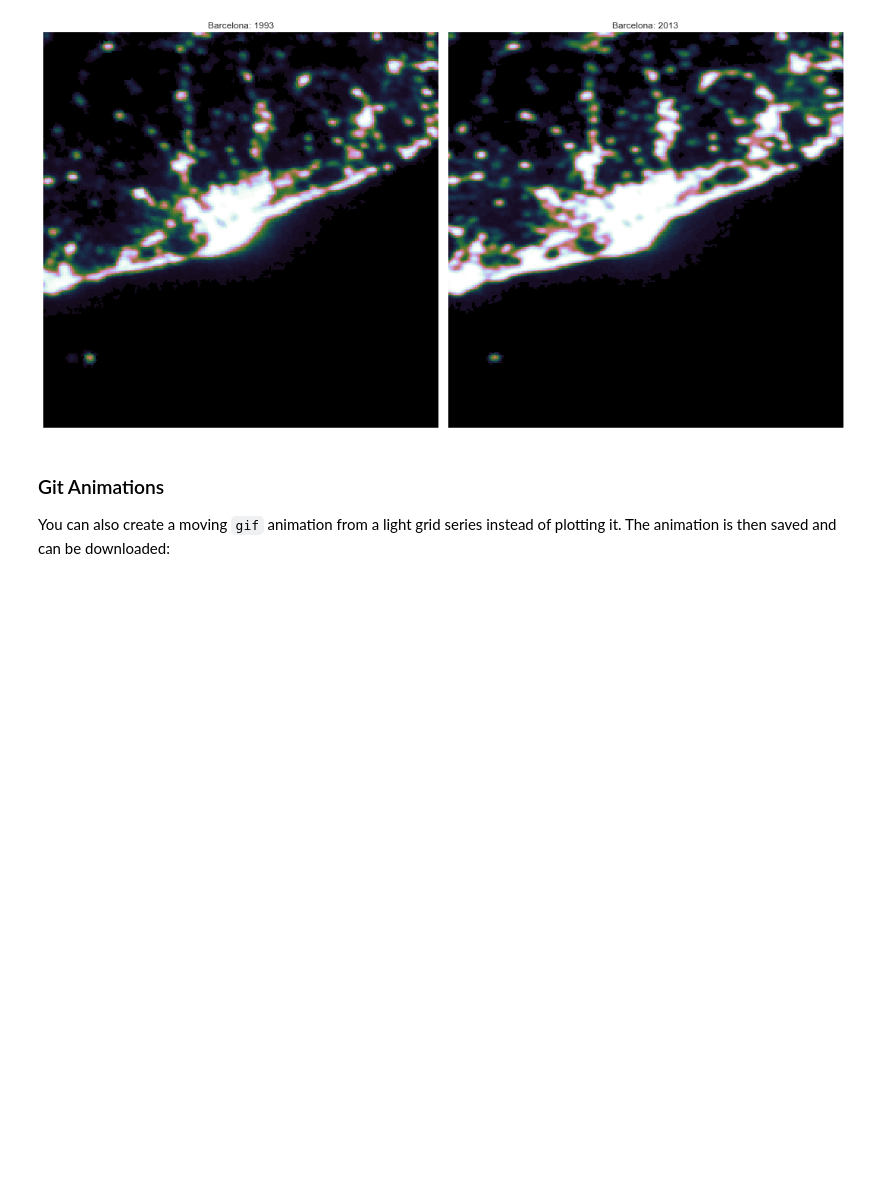
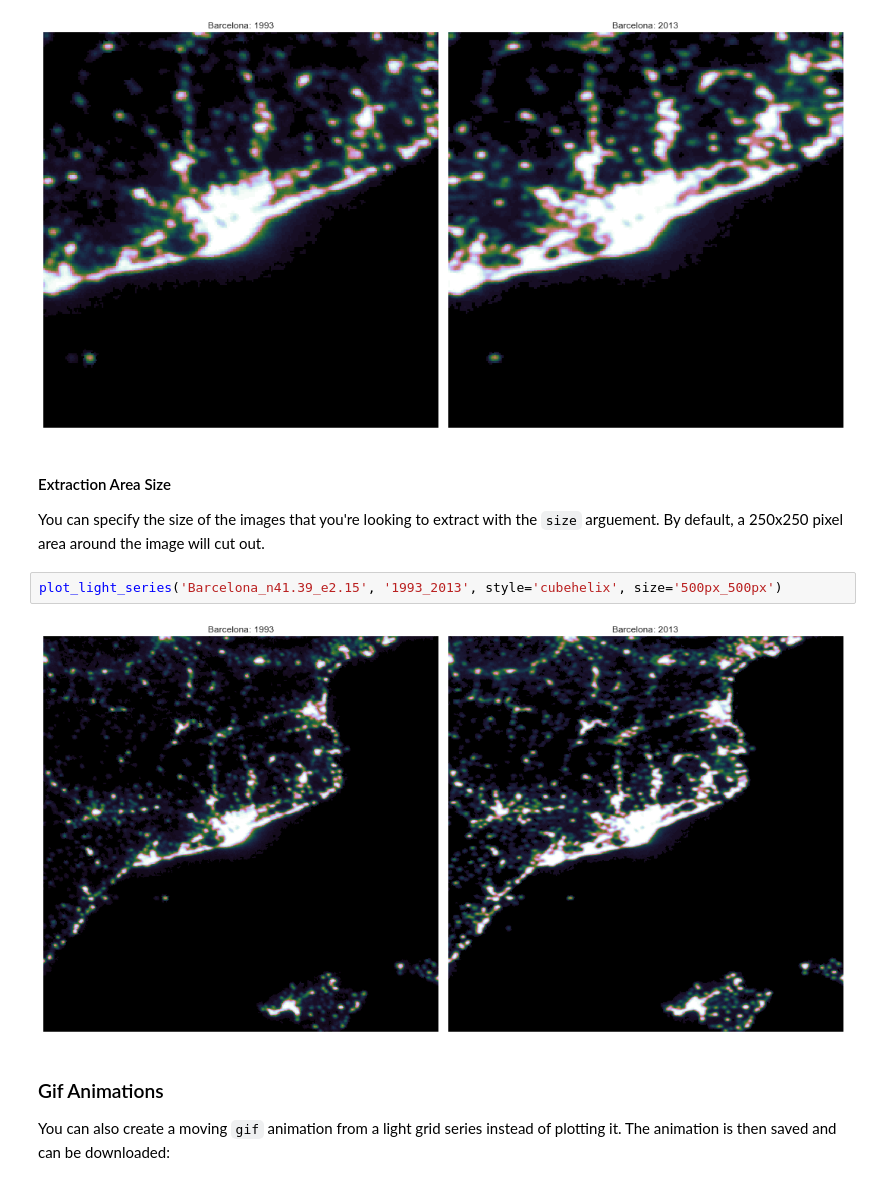
Before and after one commit to feliuserra/Luminosity, a Jupyter notebook: lights_on/notebooks/getting_started.ipynb, the cells around one changed output. Drawn from its saved outputs; the diff is of its cells as text; blank space fills up the shorter version.

Commit message:
Fix size in user functions ad update gettings tarted

```diff
--- a/lights_on/notebooks/getting_started.ipynb
+++ b/lights_on/notebooks/getting_started.ipynb
@@ -52,8 +56,15 @@ Whenever plotting the satellite data as an image, we can choose a style. The sta
 plot_light_series('Barcelona_n41.39_e2.15', '1993_2013', style='cubehelix')
 # %% [output]
 [figure]
+# %% [markdown]
+#### Extraction Area Size
+You can specify the size of the images that you're looking to extract with the `size` arguement. By default, a 250x250 pixel area around the image will cut out.
+# %%
+plot_light_series('Barcelona_n41.39_e2.15', '1993_2013', style='cubehelix', size='500px_500px')
+# %% [output]
+[figure, added]
 # %% [markdown]
-### Git Animations
+### Gif Animations
 You can also create a moving `gif` animation from a light grid series instead of plotting it. The animation is then saved and can be downloaded:
 # %%
 %run ../src/user_functions.py
```
Also changed, not shown: parts of 4 cells of this notebook, 1 other file.
